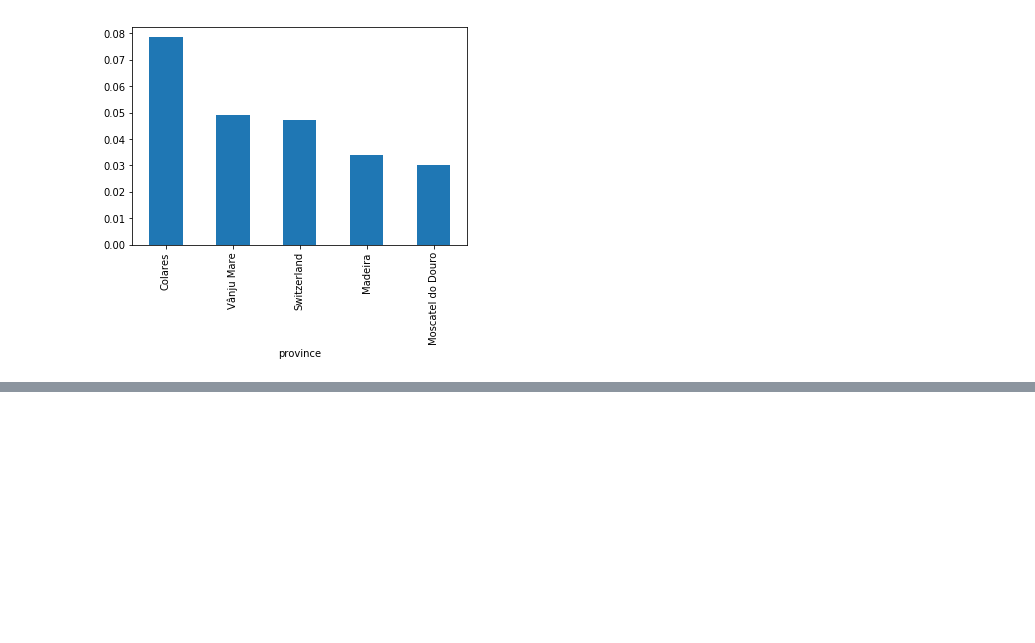
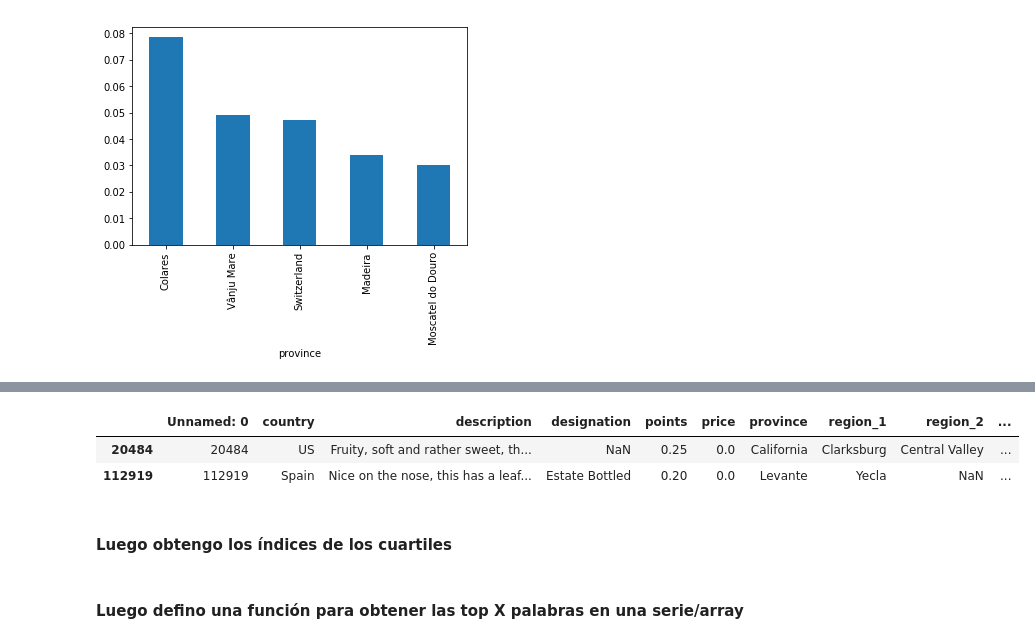
Before and after one commit to fornesarturo/data-science, a Jupyter notebook: First_Partial/Part_2.ipynb, the cells around one changed output, grey strips where cells are left out. Drawn from its saved outputs; the diff is of its cells as text; code cells hidden in the pictures; blank space fills up the shorter version.

```diff
--- a/First_Partial/Part_2.ipynb
+++ b/First_Partial/Part_2.ipynb
@@ -150,0 +261,9 @@ Name: price, dtype: float64
+# %%
+sorted_by_price = wine.sort_values("price", ascending=True)
+sorted_by_price.head(2)
+# %% [output]
+|  | Unnamed: 0 | country | description | designation | points | price | province | region_1 | region_2 | ... |
+| 20484 | 20484 | US | Fruity, soft and rather sweet, th... | NaN | 0.25 | 0.0 | California | Clarksburg | Central Valley | ... |
+| 112919 | 112919 | Spain | Nice on the nose, this has a leaf... | Estate Bottled | 0.20 | 0.0 | Levante | Yecla | NaN | ... |
+# %% [markdown]
+#### Luego obtengo los índices de los cuartiles
@@ -150,0 +278,2 @@ Name: price, dtype: float64
+# %% [markdown]
+#### Luego defino una función para obtener las top X palabras en una serie/array
```
Also changed, not shown: parts of 43 cells of this notebook, 27 other files.
